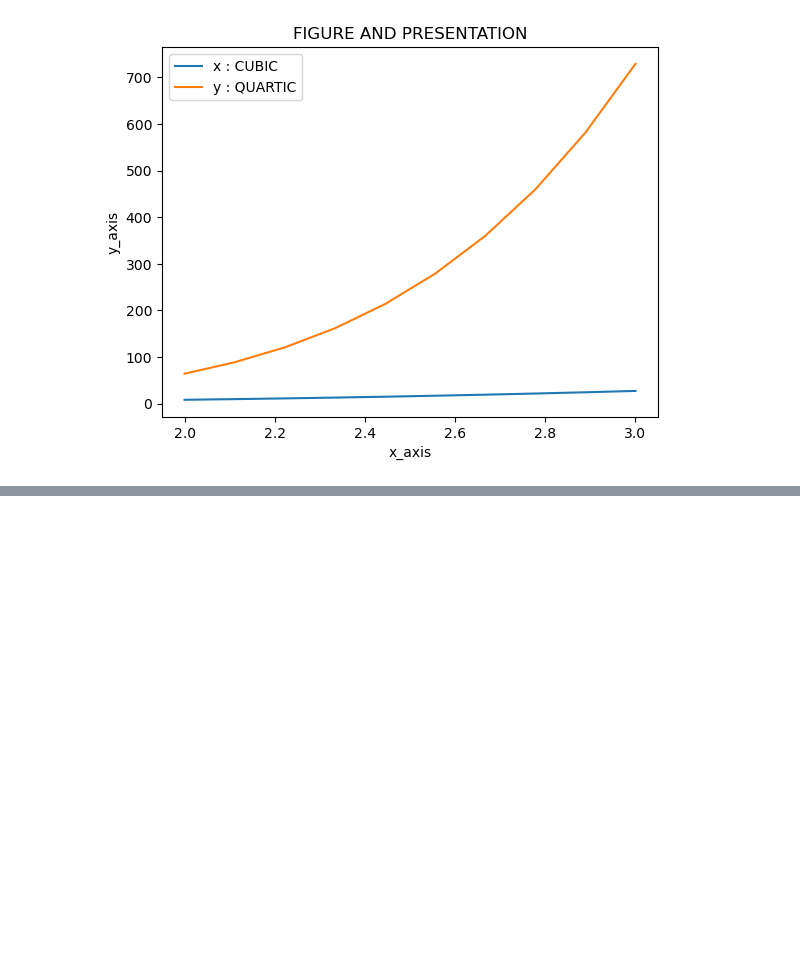
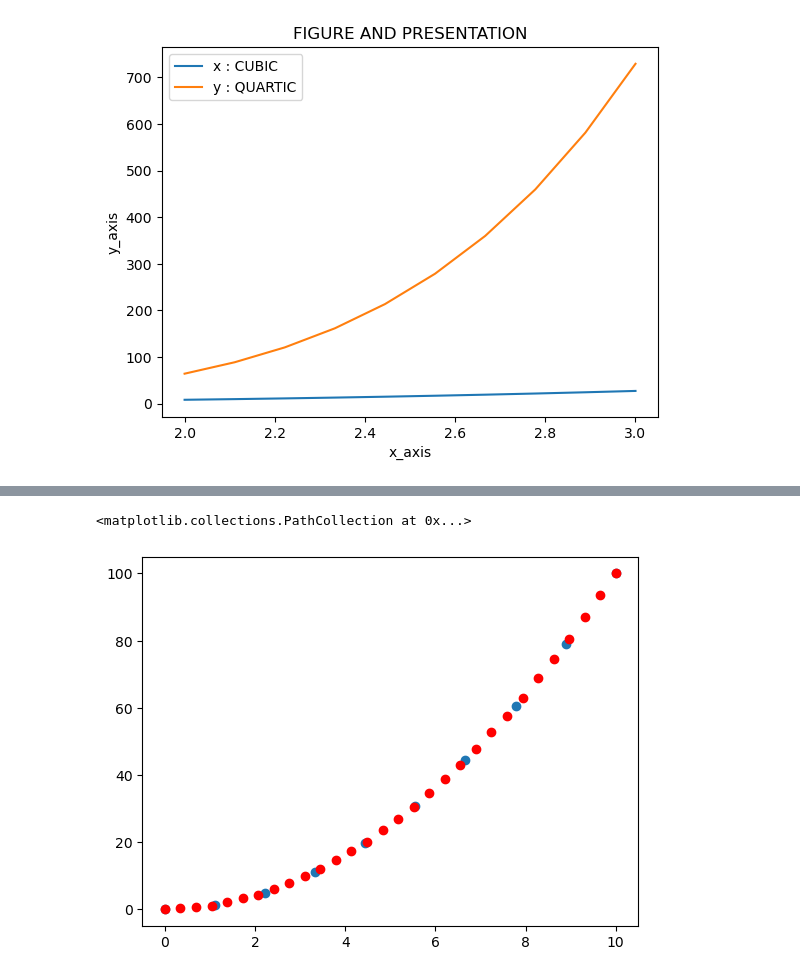
Before and after one commit to ChristianIshimwe7/ml_projects_in_jupyter, a Jupyter notebook: ishimwe1.ipynb, the cells around one changed output, grey strips where cells are left out. Drawn from its saved outputs; the diff is of its cells as text; code cells hidden in the pictures; blank space fills up the shorter version.

Commit message:
interpolation intro

```diff
--- a/ishimwe1.ipynb
+++ b/ishimwe1.ipynb
@@ -76,0 +94,10 @@ plt.show()
+# %%
+from scipy.interpolate import interp1d
+f = interp1d(x, y, kind = "linear")
+new_x = np.linspace(0, 10, 30)
+result = f(new_x)
+plt.scatter(x, y)
+plt.scatter(new_x, result, c="r")
+# %% [output]
+<matplotlib.collections.PathCollection at 0x...>
+[figure, added]
```
Also changed, not shown: parts of 4 cells of this notebook.
